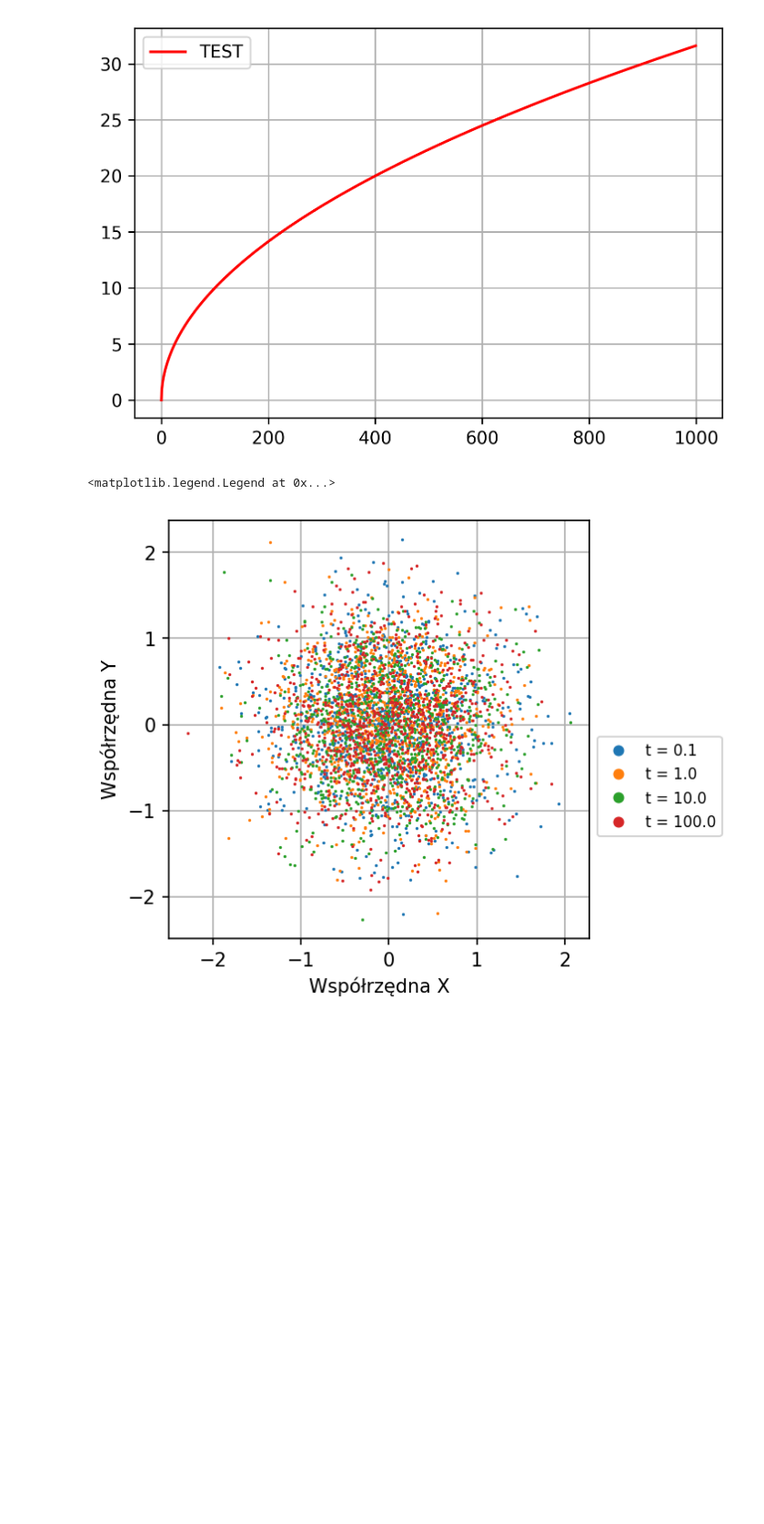
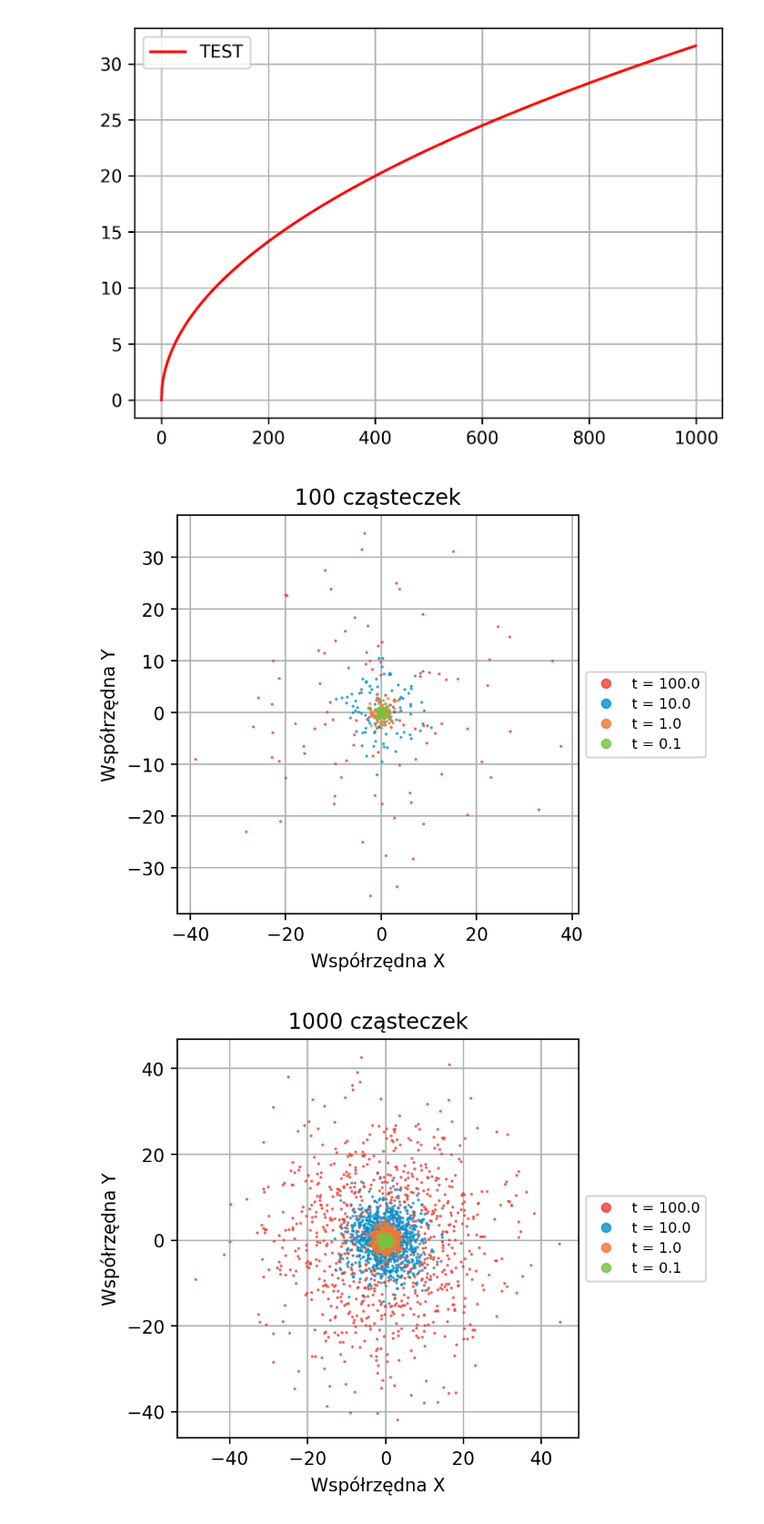
Before and after one commit to lruba939/Monte-Carlo, a Jupyter notebook: Lab 6/obrazy.ipynb, the cells around one changed output. Shown: that part at 91% size. Saved outputs shown, nothing was run; the diff lists cells and outputs as text; code cells hidden in the pictures; blank space fills up the shorter version.

```diff
--- a/Lab 6/obrazy.ipynb
+++ b/Lab 6/obrazy.ipynb
@@ -13,20 +13,31 @@ plt.legend()
 <matplotlib.legend.Legend at 0x...>
 [figure]
 # %%
-data = np.loadtxt("dupa.dat", comments="#", delimiter=" ", unpack=False)
+def plotasy(data, N, Nprew):
 
-colorA = "#b7a57a"
-colorB = "#7a8cb7"
+    color1 = "#ee4035"
+    color3 = "#f37736"
+    color4 = "#7bc043"
+    color2 = "#0392cf"
 
-plt.figure(figsize=(4,4), dpi=150)
-plt.plot(data[0:1000,0], data[0:1000,1], 'o', markersize=0.6, alpha=1, label="t = 0.1")
-plt.plot(data[1000:2000,0], data[1000:2000,1], 'o', markersize=0.6, alpha=1, label="t = 1.0")
-plt.plot(data[2000:3000,0], data[2000:3000,1], 'o', markersize=0.6, alpha=1, label="t = 10.0")
-plt.plot(data[3000:4000,0], data[3000:4000,1], 'o', markersize=0.6, alpha=1, label="t = 100.0")
-plt.grid(True)
-plt.xlabel("Współrzędna X")
-plt.ylabel("Współrzędna Y")
-plt.legend(markerscale=8, fontsize=8, bbox_to_anchor=(1, 0.5))
+    plt.figure(figsize=(4,4), dpi=200)
+    plt.plot(data[Nprew + 3*N:Nprew + 4*N,0], data[Nprew + 3*N:Nprew + 4*N,1], 'o', markeredgecolor=color1, markerfacecolor=color1, markersize=0.6, alpha=0.8, label="t = 100.0")
+    plt.plot(data[Nprew + 2*N:Nprew + 3*N,0], data[Nprew + 2*N:Nprew + 3*N,1], 'o', markeredgecolor=color2, markerfacecolor=color2, markersize=0.6, alpha=0.8, label="t = 10.0")
+    plt.plot(data[Nprew + N:Nprew + 2*N,0], data[Nprew + N:Nprew + 2*N,1], 'o', markeredgecolor=color3, markerfacecolor=color3, markersize=0.6, alpha=0.8, label="t = 1.0")
+    plt.plot(data[Nprew + 0:Nprew + N,0], data[Nprew + 0:Nprew + N,1], 'o', markeredgecolor=color4, markerfacecolor=color4, markersize=0.6, alpha=0.8, label="t = 0.1")
+    plt.grid(True)
+    plt.title(str(N) + " cząsteczek")
+    plt.xlabel("Współrzędna X")
+    plt.ylabel("Współrzędna Y")
+    plt.legend(markerscale=8, fontsize=8, loc='center left', bbox_to_anchor=(1, 0.5))
-# %% [output]
-<matplotlib.legend.Legend at 0x...>
-[figure, removed]
+# %%
+data = np.loadtxt("wiener.dat", comments="#", delimiter=" ", unpack=False)
+
+Ns = np.array([0, 10**2, 10**3, 10**4, 10**5]) #
+Nprew = 0
+for N in range(len(Ns)-1):
+    Nprew += Ns[N]*4
+    plotasy(data, Ns[N+1], Nprew)
+# %% [output]
+[figure, added]
+[figure, added]
```
Also changed, not shown: parts of 1 cell of this notebook, 8 other files.
